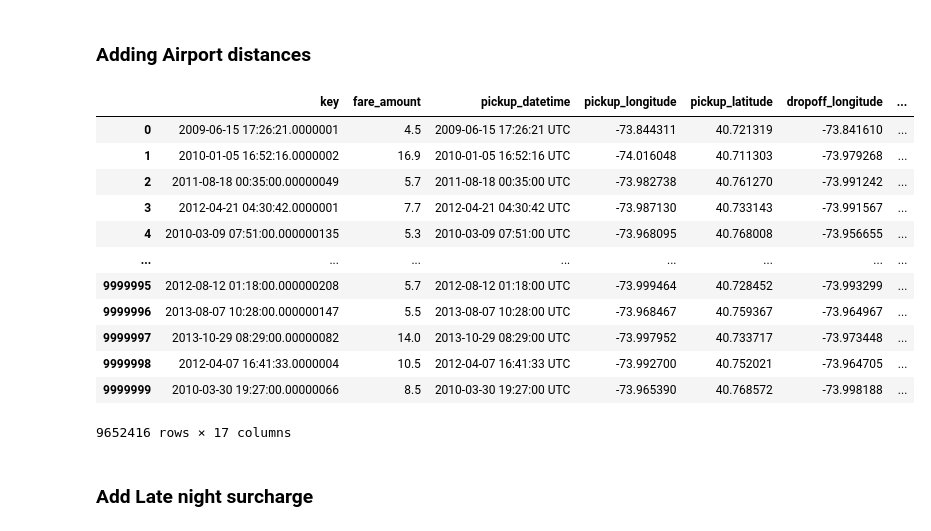
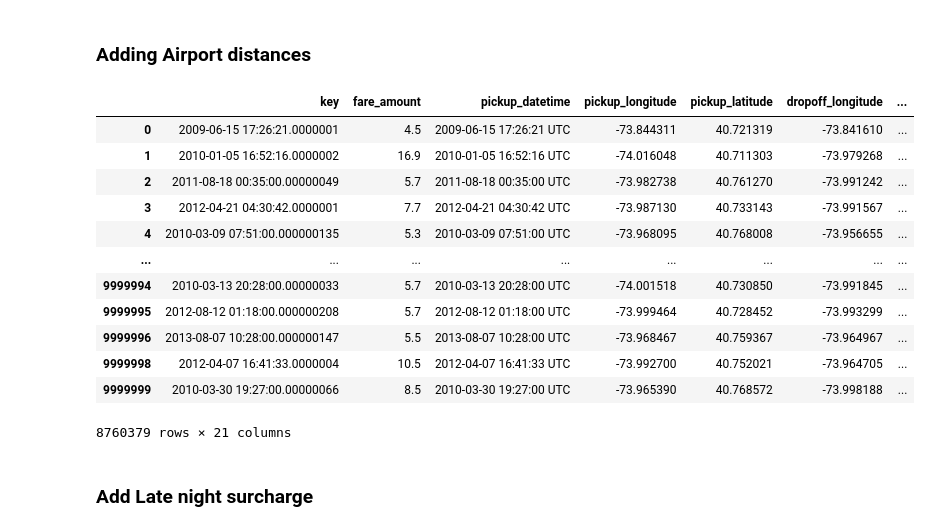
Before and after one commit to Lucscom/MLA_Kaggle_NY_Taxi, a Jupyter notebook: nyc-taxi-fare-final.ipynb, the cells around one changed output. Cells and saved outputs as stored; diff of their text form; code cells hidden in the pictures.

```diff
--- a/nyc-taxi-fare-final.ipynb
+++ b/nyc-taxi-fare-final.ipynb
@@ -11,16 +11,16 @@ train_df =  pd.read_csv("/Users/lucamainitz/Library/Mobile Documents/com~apple~C
 # if there are any `NaN`s in the db remove these
 train_df = train_df.dropna(how = 'any', axis = 'rows')
 
-train_df = train_df[(train_df.fare_amount > 0)]
-train_df = train_df[(train_df.fare_amount <= 250)]
+train_df = train_df[(train_df.fare_amount >= 2.5)]
+train_df = train_df[(train_df.fare_amount <= 500)]
 # %% [markdown]
 ### Analysis of the pickup and dropoff coordinates including deletion of unrealistic values :
 # %%
 # some stats about our coordinates
 # Expectations based on the coordinates of NYC and its surrounding:
-longMin = -76
+longMin = -75
 longMax = -72
-latMin = 38
+latMin = 40
 latMax = 42
 
 # find unrealistic coordinates & remove datapoints
@@ -31,7 +31,7 @@ train_df = train_df[(train_df.pickup_longitude >= longMin) & (train_df.pickup_lo
 # %%
 
 # delete data points with 0 passengers and more than 10 passengers
-train_df = train_df[(train_df.passenger_count != 0) & (train_df.passenger_count < 10)]
+train_df = train_df[(train_df.passenger_count != 0) & (train_df.passenger_count < 5)]
 
 # add two new features 'abs_diff_longitude' and 'abs_diff_latitude' reprensenting the "Manhattan vector" from the pickup location to the dropoff location.
 def add_travel_vector_features(df):
@@ -96,12 +96,22 @@ def add_airport_dist(dataset):
     LGA: LaGuardia Airport
     SOL: Statue of Liberty
     NYC: Newyork Central
+
+    CEN: Central Park
+    TSQ: Times Square
+    GCS: Grand Central Station
+    WTC: World Trade Center
     """
     jfk_coord = (40.639722, -73.778889)
     ewr_coord = (40.6925, -74.168611)
     lga_coord = (40.77725, -73.872611)
     sol_coord = (40.6892,-74.0445) # Statue of Liberty
     nyc_coord = (40.7141667,-74.0063889)
+    cen_coord = (40.7812,-73.9665) # Central Park
+    tsq_coord = (40.756094, -73.986562) # Times Square
+    gcs_coord = (40.7527,-73.9772) # Grand Central Station
+    wtc_coord = (40.7126,-74.0099) # World Trade Center
+
 
 
     pickup_lat = dataset['pickup_latitude']
@@ -110,41 +120,51 @@ def add_airport_dist(dataset):
     dropoff_lon = dataset['dropoff_longitude']
 
     pickup_jfk = sphere_dist(pickup_lat, pickup_lon, jfk_coord[0], jfk_coord[1])
     dropoff_jfk = sphere_dist(jfk_coord[0], jfk_coord[1], dropoff_lat, dropoff_lon)
     pickup_ewr = sphere_dist(pickup_lat, pickup_lon, ewr_coord[0], ewr_coord[1])
     dropoff_ewr = sphere_dist(ewr_coord[0], ewr_coord[1], dropoff_lat, dropoff_lon)
     pickup_lga = sphere_dist(pickup_lat, pickup_lon, lga_coord[0], lga_coord[1])
     dropoff_lga = sphere_dist(lga_coord[0], lga_coord[1], dropoff_lat, dropoff_lon)
     pickup_sol = sphere_dist(pickup_lat, pickup_lon, sol_coord[0], sol_coord[1])
     dropoff_sol = sphere_dist(sol_coord[0], sol_coord[1], dropoff_lat, dropoff_lon)
     pickup_nyc = sphere_dist(pickup_lat, pickup_lon, nyc_coord[0], nyc_coord[1])
     dropoff_nyc = sphere_dist(nyc_coord[0], nyc_coord[1], dropoff_lat, dropoff_lon)
-
-
+    pickup_cen = sphere_dist(pickup_lat, pickup_lon, cen_coord[0], cen_coord[1])
+    dropoff_cen = sphere_dist(cen_coord[0], cen_coord[1], dropoff_lat, dropoff_lon)
+    pickup_tsq = sphere_dist(pickup_lat, pickup_lon, tsq_coord[0], tsq_coord[1])
+    dropoff_tsq = sphere_dist(tsq_coord[0], tsq_coord[1], dropoff_lat, dropoff_lon)
+    pickup_gcs = sphere_dist(pickup_lat, pickup_lon, gcs_coord[0], gcs_coord[1])
+    dropoff_gcs = sphere_dist(gcs_coord[0], gcs_coord[1], dropoff_lat, dropoff_lon)
+    pickup_wtc = sphere_dist(pickup_lat, pickup_lon, wtc_coord[0], wtc_coord[1])
+    dropoff_wtc = sphere_dist(wtc_coord[0], wtc_coord[1], dropoff_lat, dropoff_lon)
 
     dataset['jfk_dist'] = pickup_jfk + dropoff_jfk
     dataset['ewr_dist'] = pickup_ewr + dropoff_ewr
     dataset['lga_dist'] = pickup_lga + dropoff_lga
     dataset['sol_dist'] = pickup_sol + dropoff_sol
     dataset['nyc_dist'] = pickup_nyc + dropoff_nyc
+    dataset['cen_dist'] = pickup_cen + dropoff_cen
+    dataset['tsq_dist'] = pickup_tsq + dropoff_tsq
+    dataset['gcs_dist'] = pickup_gcs + dropoff_gcs
+    dataset['wtc_dist'] = pickup_wtc + dropoff_wtc
 
     return dataset
 
 add_airport_dist(train_df)
 # %% [output]
 |  | key | fare_amount | pickup_datetime | pickup_longitude | pickup_latitude | dropoff_longitude | ... |
 | 0 | 2009-06-15 17:26:21.0000001 | 4.5 | 2009-06-15 17:26:21 UTC | -73.844311 | 40.721319 | -73.841610 | ... |
 | 1 | 2010-01-05 16:52:16.0000002 | 16.9 | 2010-01-05 16:52:16 UTC | -74.016048 | 40.711303 | -73.979268 | ... |
 | 2 | 2011-08-18 00:35:00.00000049 | 5.7 | 2011-08-18 00:35:00 UTC | -73.982738 | 40.761270 | -73.991242 | ... |
 | 3 | 2012-04-21 04:30:42.0000001 | 7.7 | 2012-04-21 04:30:42 UTC | -73.987130 | 40.733143 | -73.991567 | ... |
 | 4 | 2010-03-09 07:51:00.000000135 | 5.3 | 2010-03-09 07:51:00 UTC | -73.968095 | 40.768008 | -73.956655 | ... |
 | ... | ... | ... | ... | ... | ... | ... | ... |
+| 9999994 | 2010-03-13 20:28:00.00000033 | 5.7 | 2010-03-13 20:28:00 UTC | -74.001518 | 40.730850 | -73.991845 | ... |
 | 9999995 | 2012-08-12 01:18:00.000000208 | 5.7 | 2012-08-12 01:18:00 UTC | -73.999464 | 40.728452 | -73.993299 | ... |
 | 9999996 | 2013-08-07 10:28:00.000000147 | 5.5 | 2013-08-07 10:28:00 UTC | -73.968467 | 40.759367 | -73.964967 | ... |
-| 9999997 | 2013-10-29 08:29:00.00000082 | 14.0 | 2013-10-29 08:29:00 UTC | -73.997952 | 40.733717 | -73.973448 | ... |
 | 9999998 | 2012-04-07 16:41:33.0000004 | 10.5 | 2012-04-07 16:41:33 UTC | -73.992700 | 40.752021 | -73.964705 | ... |
 | 9999999 | 2010-03-30 19:27:00.00000066 | 8.5 | 2010-03-30 19:27:00 UTC | -73.965390 | 40.768572 | -73.998188 | ... |
-9652416 rows × 17 columns
+8760379 rows × 21 columns
 # %%
 def add_datetime_info(dataset):
     #Convert to datetime format
```
Also changed, not shown: parts of 9 cells of this notebook, 2 other files.
